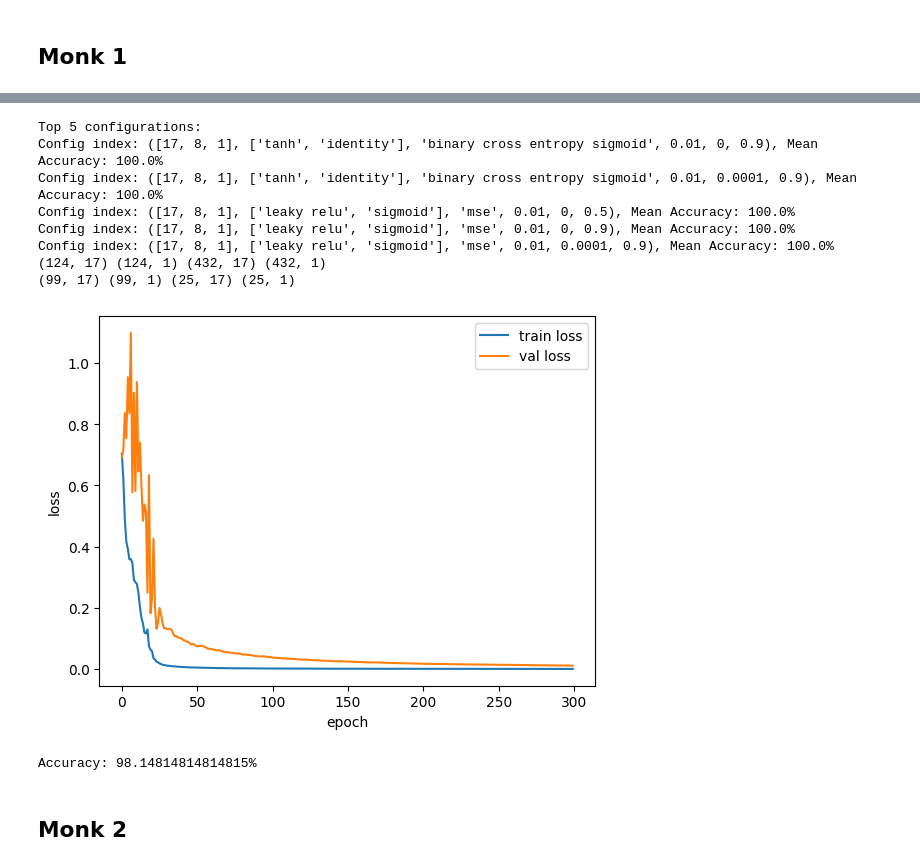
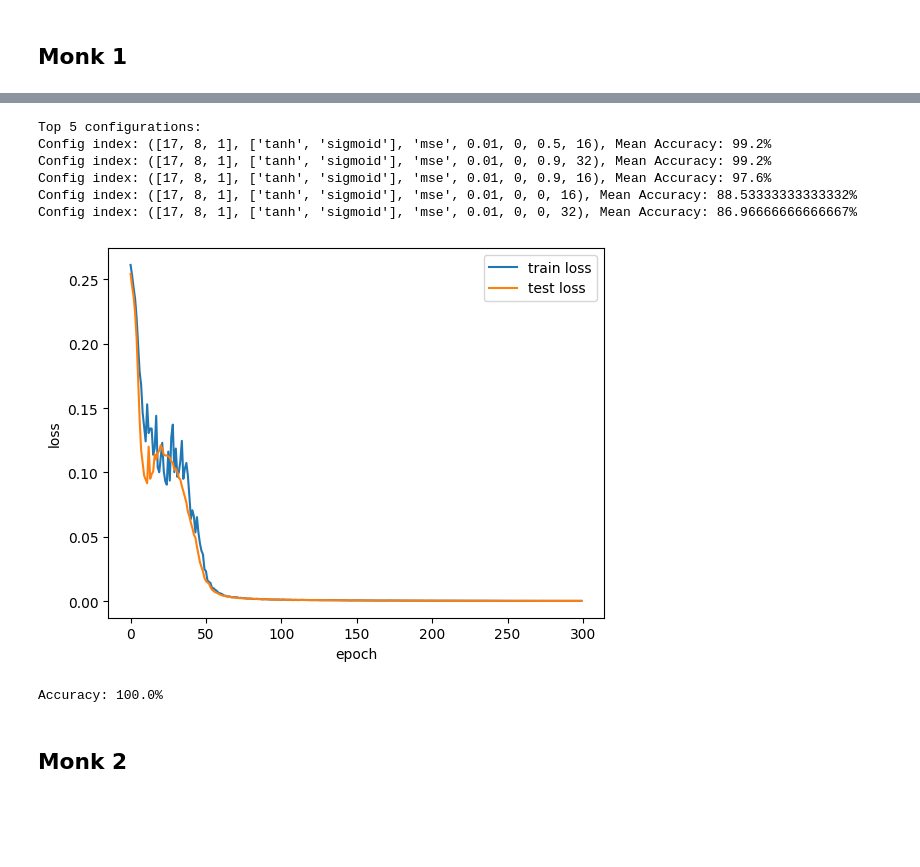
Before and after one commit to effe1209/ProjectML_Course, a Jupyter notebook: monk.ipynb, the cells around one changed output, grey strips where cells are left out. Saved outputs shown, nothing was run; the diff lists cells and outputs as text; code cells hidden in the pictures; blank space fills up the shorter version.

```diff
--- a/monk.ipynb
+++ b/monk.ipynb
@@ -129,52 +121,48 @@ Accuracy: 100.0%
 # %%
 TOP_5_CONFIGS_INDEXES = sorted(CONFIG_DICTIONARY, key=CONFIG_DICTIONARY.get, reverse=True)[:5]
 
 print("Top 5 configurations:")
 for i in TOP_5_CONFIGS_INDEXES:
-    ACCURACY = CONFIG_DICTIONARY[i] * 100 / len(K_FOLDS)
+    ACCURACY = CONFIG_DICTIONARY[i] * 100 / K_FOLDS
     print(f"Config index: {CONFIGURATIONS[i]}, Mean Accuracy: {ACCURACY}%")
 
-NEURAL_NETWORK_ARCHITECTURE, NEURAL_NETWORK_ACTIVATION, LOSS_F, ETA, LAMBDA, ALPHA = CONFIGURATIONS[TOP_5_CONFIGS_INDEXES[0]]
-print(monk_dataset_1.X_train.shape, monk_dataset_1.y_train.shape, X_test.shape, y_test.shape)
-X_train, y_train, X_val, y_val = monk_dataset_1.train_val_split(portion=0.8)
-print(X_train.shape, y_train.shape, X_val.shape, y_val.shape)
+NEURAL_NETWORK_ARCHITECTURE, NEURAL_NETWORK_ACTIVATION, LOSS_F, ETA, LAMBDA, ALPHA, BATCH_SIZE = CONFIGURATIONS[TOP_5_CONFIGS_INDEXES[1]]
+
 nn = NeuralNetwork(NEURAL_NETWORK_ARCHITECTURE, NEURAL_NETWORK_ACTIVATION, std=0.2)
 trainer = Trainer(
     nn=nn,
     loss=Loss(LOSS_F),
-    X_train=X_train,
-    y_train=y_train, #no scaling y because of onehot
+    X_train=X_train_full,
+    y_train=y_train_full,
     X_val = X_val,
     y_val=y_val,
     epochs=EPOCHS,
-    early_stopping=100, # no improvements in 50 epochs_> stop
-    eta=ETA,               # Learning rate iniziale
+    early_stopping=EPOCHS,     #can't early stop because we are using the test set as final evaluation
+    eta=ETA,                   # Learning rate iniziale
     lam=LAMBDA,                # L2
     alpha=ALPHA,               # Momentum
-    batch_size=16,
+    batch_size=BATCH_SIZE,
     shuffle_batches=True
 )
 # return_best_nn=True returns the best nn
-best_nn = trainer.train(return_best_nn=True, print_epochs=False, plot_epochs=True)
+best_nn = trainer.train(return_best_nn=True, print_epochs=False, plot_epochs=True, val_str='test')
 #best val accuracy
-out = best_nn.forward(X_test)[-1][-1]
+out = nn.forward(X_test)[-1][-1]  #have to use the last trained nn, otherwise is data leakage
 if LOSS_F == 'binary cross entropy sigmoid':
   out = sigmoid(out)
 
 predictions = np.round(out)
 print(f"Accuracy: {np.mean(predictions == y_test) * 100}%")
 CONFIG_DICTIONARY[i] += np.mean(predictions == y_test)
 # %% [output]
 Top 5 configurations:
-Config index: ([17, 8, 1], ['tanh', 'identity'], 'binary cross entropy sigmoid', 0.01, 0, 0.9), Mean Accuracy: 100.0%
-Config index: ([17, 8, 1], ['tanh', 'identity'], 'binary cross entropy sigmoid', 0.01, 0.0001, 0.9), Mean Accuracy: 100.0%
-Config index: ([17, 8, 1], ['leaky relu', 'sigmoid'], 'mse', 0.01, 0, 0.5), Mean Accuracy: 100.0%
-Config index: ([17, 8, 1], ['leaky relu', 'sigmoid'], 'mse', 0.01, 0, 0.9), Mean Accuracy: 100.0%
-Config index: ([17, 8, 1], ['leaky relu', 'sigmoid'], 'mse', 0.01, 0.0001, 0.9), Mean Accuracy: 100.0%
-(124, 17) (124, 1) (432, 17) (432, 1)
-(99, 17) (99, 1) (25, 17) (25, 1)
+Config index: ([17, 8, 1], ['tanh', 'sigmoid'], 'mse', 0.01, 0, 0.5, 16), Mean Accuracy: 99.2%
+Config index: ([17, 8, 1], ['tanh', 'sigmoid'], 'mse', 0.01, 0, 0.9, 32), Mean Accuracy: 99.2%
+Config index: ([17, 8, 1], ['tanh', 'sigmoid'], 'mse', 0.01, 0, 0.9, 16), Mean Accuracy: 97.6%
+Config index: ([17, 8, 1], ['tanh', 'sigmoid'], 'mse', 0.01, 0, 0, 16), Mean Accuracy: 88.53333333333332%
+Config index: ([17, 8, 1], ['tanh', 'sigmoid'], 'mse', 0.01, 0, 0, 32), Mean Accuracy: 86.96666666666667%
-[figure, old version]
+[figure, new version]
-Accuracy: 98.14814814814815%
+Accuracy: 100.0%
 # %% [markdown]
 ## Monk 2
 # %%
```
Also changed, not shown: parts of 4 cells of this notebook, 1 other file.
